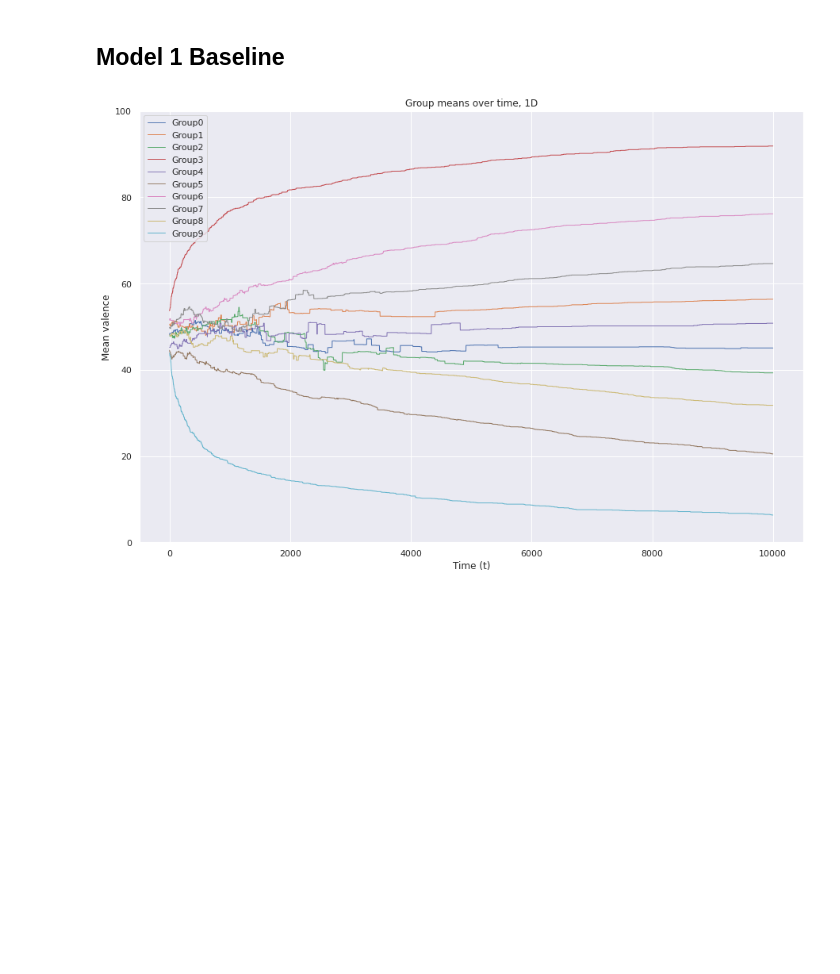
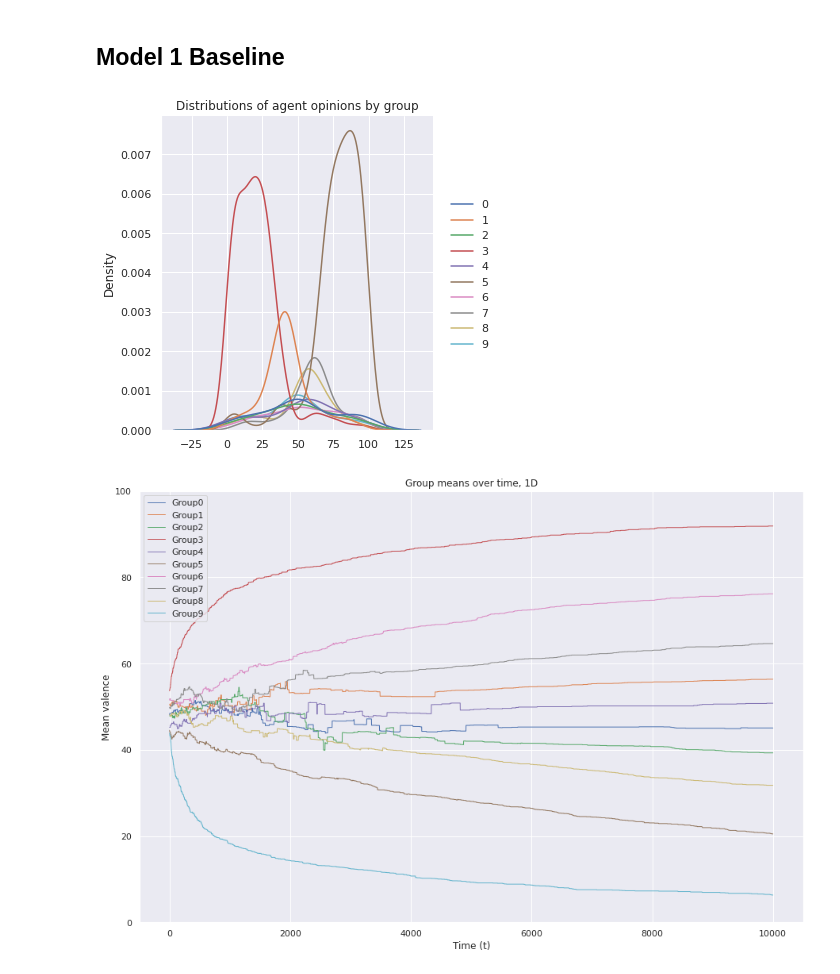
Before and after one commit to vincentmwong/groupshift-model, a Jupyter notebook: Groupshift_Model.ipynb, the cells around one changed output. Saved outputs shown, nothing was run; the diff lists cells and outputs as text; code cells hidden in the pictures; blank space fills up the shorter version.

Commit message:
Add ability to plot valence distributions by group

```diff
--- a/Groupshift_Model.ipynb
+++ b/Groupshift_Model.ipynb
@@ -229,18 +229,26 @@ class GroupshiftSim():
     sns.set(rc={'figure.figsize':(11.7,8.27)})
     sns.lineplot(x='timestep', y='size', hue='group', data = modeldf, linewidth=1, legend=legend).set(title="Group sizes over time")
 
-  def plotIndivDist(self, t='now'):
+  def plotIndivDist(self, t='now', overall = True):
     if t=='now':
-      agent_valences = [x[0] for x in nx.get_node_attributes(self.g,'valence').values()]
+        agent_valences = nx.get_node_attributes(self.g,'valence')
+        agent_sets = {xx:list(self.g.neighbors(xx)) for xx in self.grouplist} #Grab the agents associated with each group
+        agent_sets_valence = {xx:[agent_valences[i][0] for i in agent_sets[xx]] for xx in self.grouplist} #Grab the valence associated with each agent, by group
     elif type(t) == int:
-      agent_valences = 0 #This is not implemented yet. This would require saving the graph at every time step, which might be too costly.
+      pass #Plotting distributions at a given time is not implemented yet. This would require saving the graph at every time step, which might be too costly.
     else:
       raise Exception("Invalid input for timeslice parameter for plotting the distribution of individual values.")
 
-    sns.set(rc={'figure.figsize':(11.7,8.27)})
-    sns.displot(agent_valences, bins=15, kde=True).set(title='Final distribution of agent opinions')
-    plt.xlabel('Valence')
-    plt.ylabel('Num agents')
+
+    if overall:
+      agent_valences_squish = [x[0] for x in agent_valences.values()]
+      sns.set(rc={'figure.figsize':(11.7,8.27)})
+      sns.displot(agent_valences_squish, bins=15, kde=True).set(title='Distributions of agent opinions, all')
+      plt.xlabel('Valence')
+      plt.ylabel('Num agents')
+    else:
+      data_to_plot = [agent_sets_valence[xx] for xx in self.grouplist]
+      sns.displot(data_to_plot, kind='kde').set(title="Distributions of agent opinions by group")
 # %% [markdown]
 # Running
 # %% [markdown]
@@ -295,6 +303,10 @@ timesteps = 10000
 
 testSim.initializeNodes(num_nodes, num_groups, 'random')
 testSim.runSimulation(timesteps)
+# %%
+testSim.plotIndivDist(overall=False)
+# %% [output]
+[figure, added]
 # %%
 testSim.plotTimelineMeans()
 testSim.plotTimelineSizes()
```
Also changed, not shown: parts of 4 cells of this notebook.
